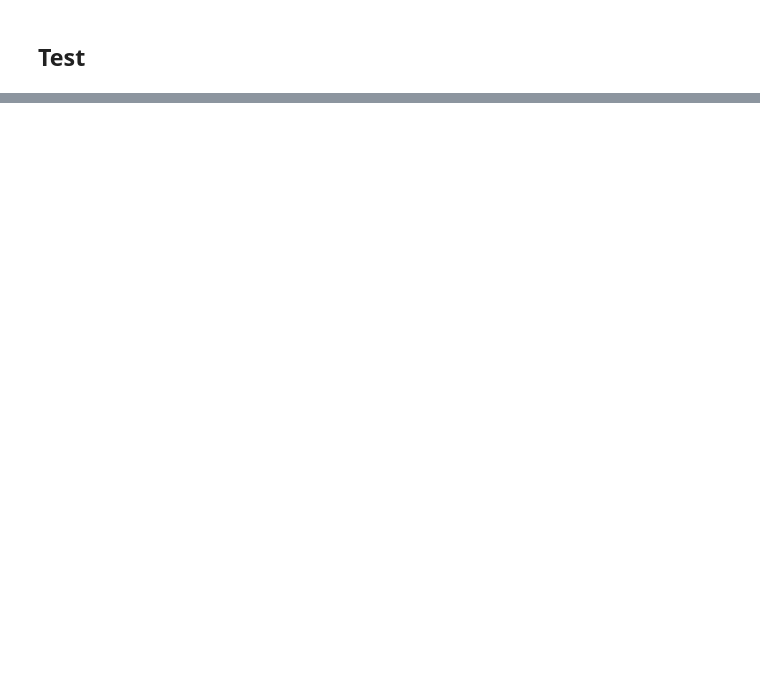
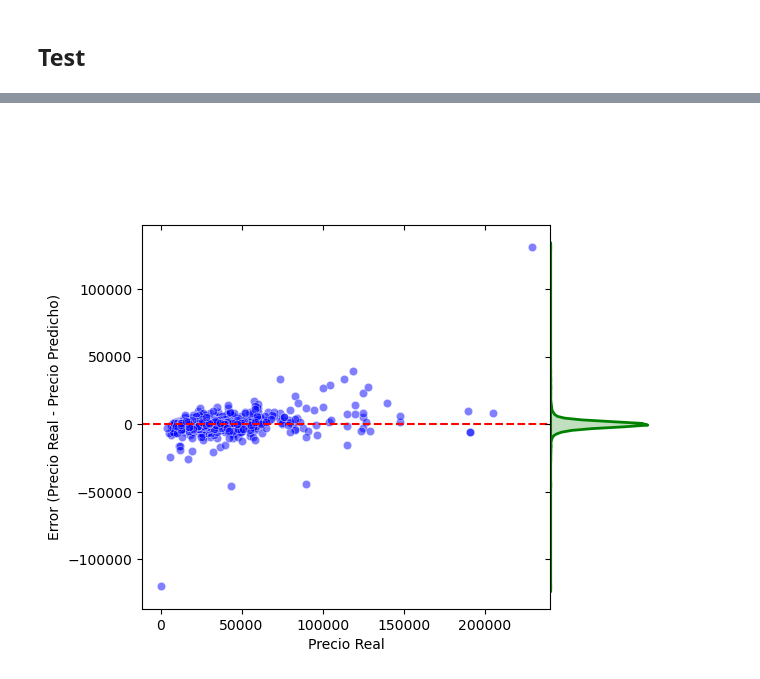
Before and after one commit to lucasU1969/PF-ML, a Jupyter notebook: modelo_final.ipynb, the cells around one changed output, grey strips where cells are left out. Cells and saved outputs as stored; diff of their text form; code cells hidden in the pictures; blank space fills up the shorter version.

```diff
--- a/modelo_final.ipynb
+++ b/modelo_final.ipynb
@@ -120,0 +237,16 @@ Test Mean Absolute Error: 2694.3337662401186
+# %%
+import seaborn as sns
+
+mu = np.mean(errors)
+std = np.std(errors)
+g = sns.JointGrid(x=y_test, y=errors, height=6, ratio=4, space=0)
+g.plot_joint(sns.scatterplot, color="blue", alpha=0.5)
+g.ax_joint.axhline(0, color='red', linestyle='--')
+sns.kdeplot(y=errors, ax=g.ax_marg_y, color='green', lw=2, fill=True)
+g.ax_marg_y.set_xticks([])
+g.ax_marg_y.set_ylabel("")
+g.set_axis_labels("Precio Real", "Error (Precio Real - Precio Predicho)")
+plt.subplots_adjust(top=0.9, bottom=0.1, left=0.1, right=0.95)
+plt.show()
+# %% [output]
+[figure, added]
```
Also changed, not shown: parts of 21 cells of this notebook.
